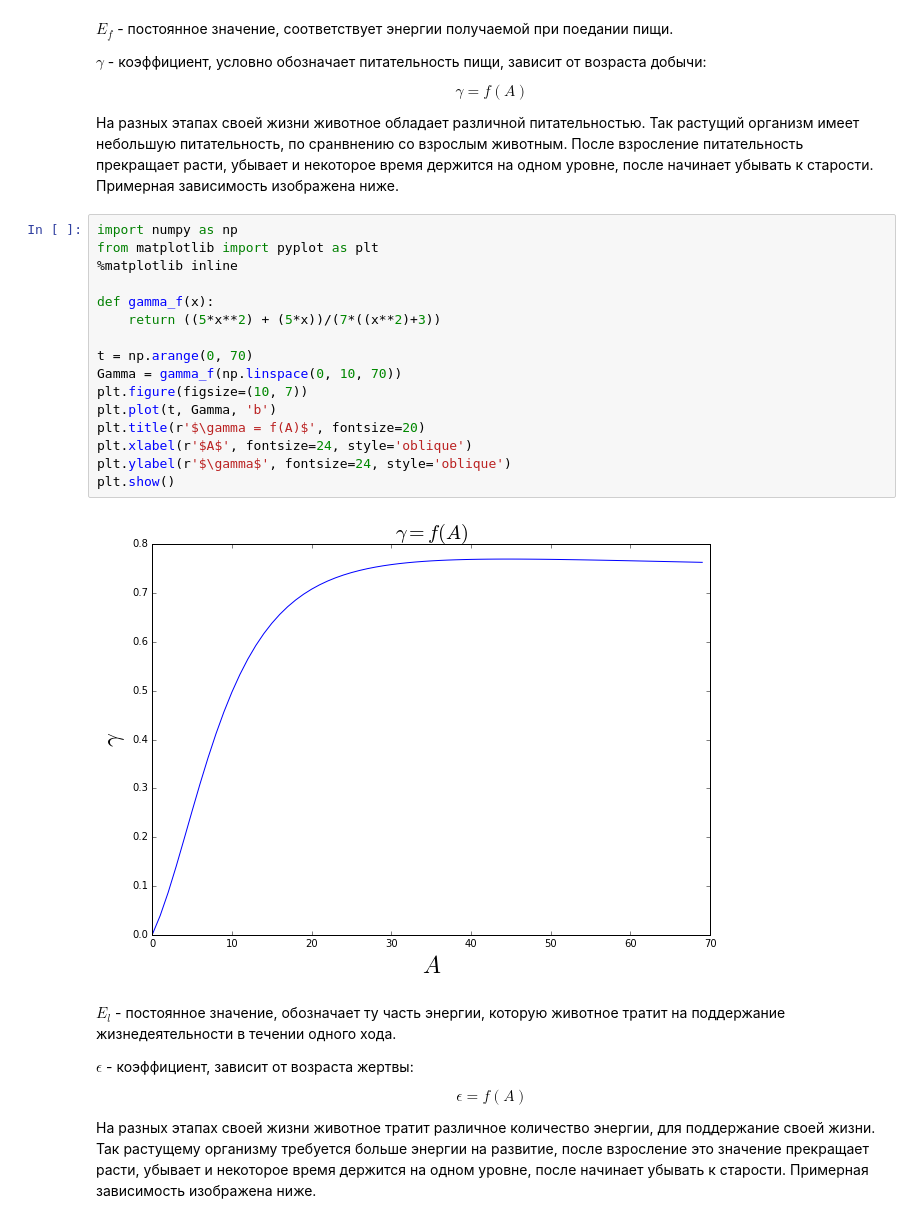
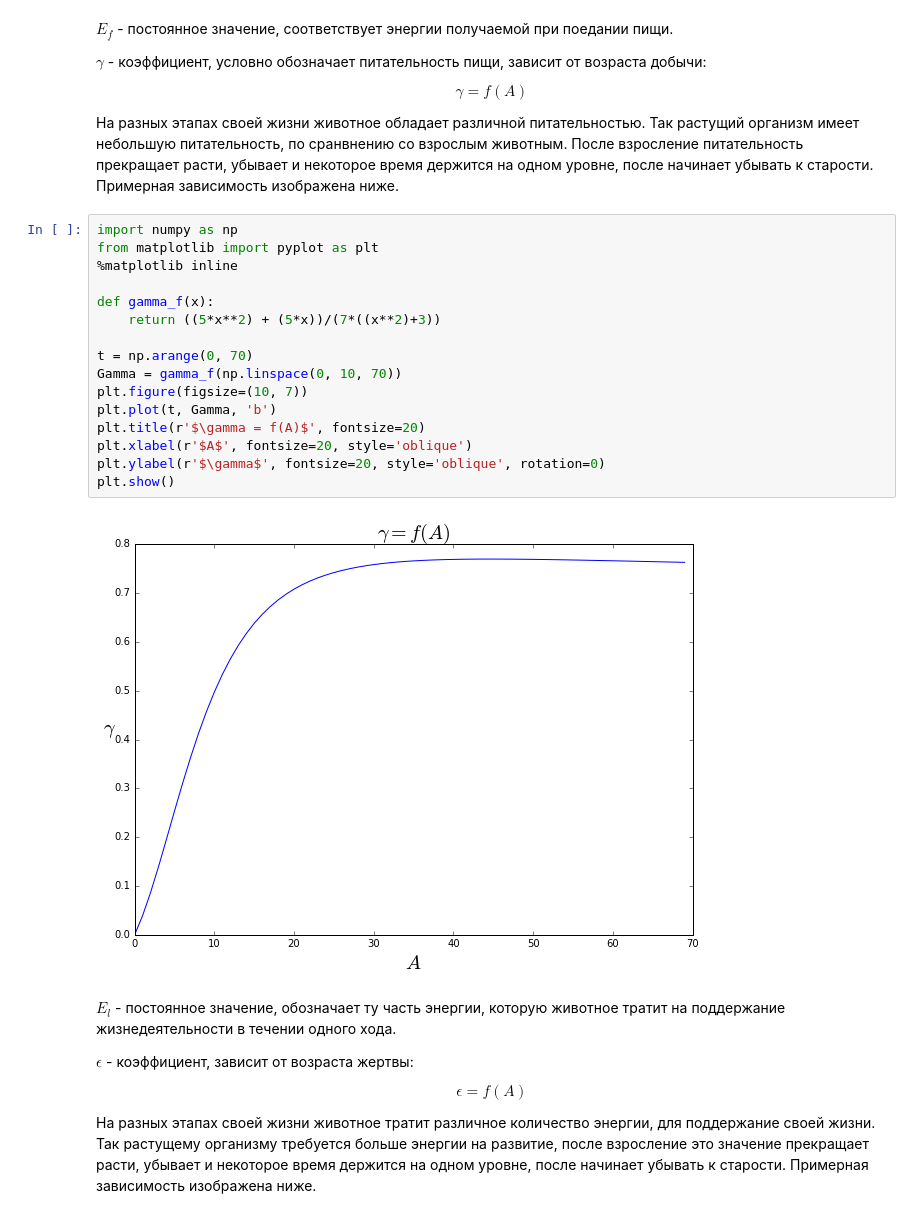
Before and after one commit to Zhuikov/predator-prey, a Jupyter notebook: notebooks/LifeModel.ipynb, the cells around one changed output. Drawn from its saved outputs; the diff is of its cells as text.

```diff
--- a/notebooks/LifeModel.ipynb
+++ b/notebooks/LifeModel.ipynb
@@ -82,21 +82,21 @@ $$
 # %%
 import numpy as np
 from matplotlib import pyplot as plt
 %matplotlib inline
 
 def gamma_f(x):
     return ((5*x**2) + (5*x))/(7*((x**2)+3))
 
 t = np.arange(0, 70)
 Gamma = gamma_f(np.linspace(0, 10, 70))
 plt.figure(figsize=(10, 7))
 plt.plot(t, Gamma, 'b')
 plt.title(r'$\gamma = f(A)$', fontsize=20)
-plt.xlabel(r'$A$', fontsize=24, style='oblique')
-plt.ylabel(r'$\gamma$', fontsize=24, style='oblique')
+plt.xlabel(r'$A$', fontsize=20, style='oblique')
+plt.ylabel(r'$\gamma$', fontsize=20, style='oblique', rotation=0)
 plt.show()
 # %% [output]
-[figure, old version]
+[figure, new version]
 # %% [markdown]
 
 $E_l$ - постоянное значение, обозначает ту часть энергии, которую животное тратит на поддержание жизнедеятельности в течении одного хода.
```
Also changed, not shown: parts of 4 cells of this notebook.
